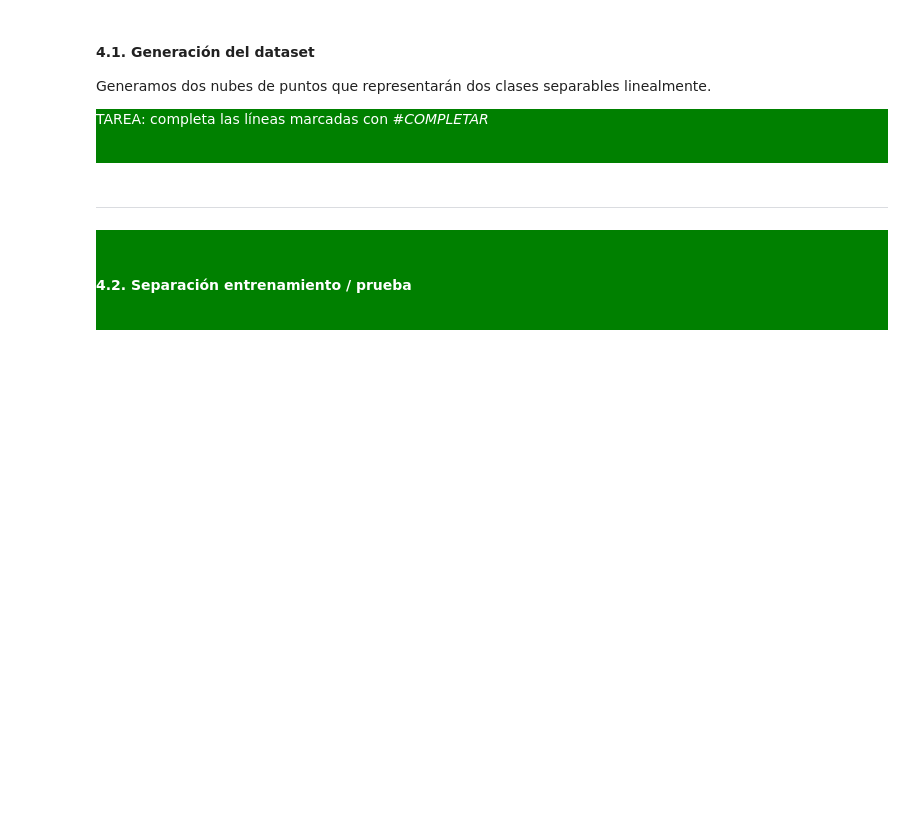
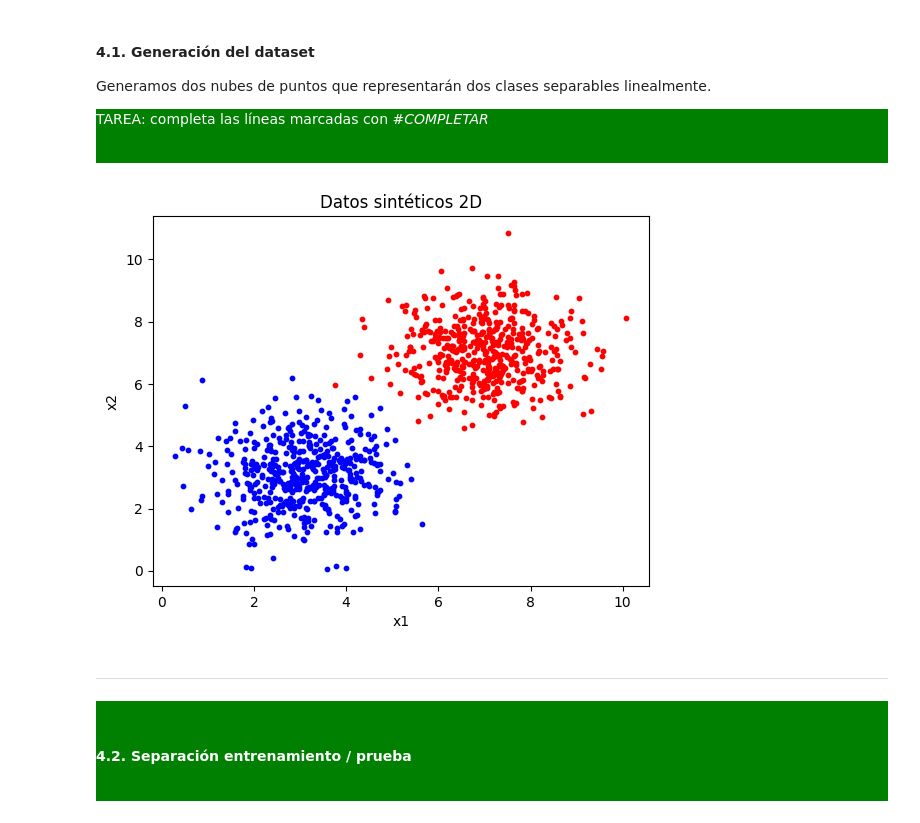
Before and after one commit to Ciclo-Especializacion-IA-y-BigData/prog-ia-ut03-svm-angel_daniela, a Jupyter notebook: 2.5.Supervised-SVMs.ipynb, the cells around one changed output. Saved outputs shown, nothing was run; the diff lists cells and outputs as text; code cells hidden in the pictures; blank space fills up the shorter version.

```diff
--- a/2.5.Supervised-SVMs.ipynb
+++ b/2.5.Supervised-SVMs.ipynb
@@ -680,34 +731,36 @@ import numpy as np
 import matplotlib.pyplot as plt
 from sklearn.svm import LinearSVC, SVC
 
 np.random.seed(42)
 
 # Clase 1 (roja)
 d1 = np.concatenate((
     np.random.normal(loc=7, scale=1, size=(500, 2)),
     np.ones((500, 1))
 ), axis=1)
 
 # Clase 0 (azul)
 d2 = np.concatenate((
     np.random.normal(loc=3, scale=1, size=(500, 2)),
     np.zeros((500, 1))
 ), axis=1)
 
 # COMBINAR LOS DOS GRUPOS
 d = np.concatenate((d1, d2), axis=0)
 
 # MEZCLAR (shuffle)
 ## COMPLETAR ##
-np.random.shuffle(_____)
+np.random.shuffle(d)
 
 # REPRESENTACIÓN
 plt.scatter(d1[:,0], d1[:,1], s=10, c='red')
 plt.scatter(d2[:,0], d2[:,1], s=10, c='blue')
 plt.xlabel("x1")
 plt.ylabel("x2")
 plt.title("Datos sintéticos 2D")
 plt.show()
+# %% [output]
+[figure, added]
 # %% [markdown]
 ---
 
```
Also changed, not shown: parts of 65 cells of this notebook.
